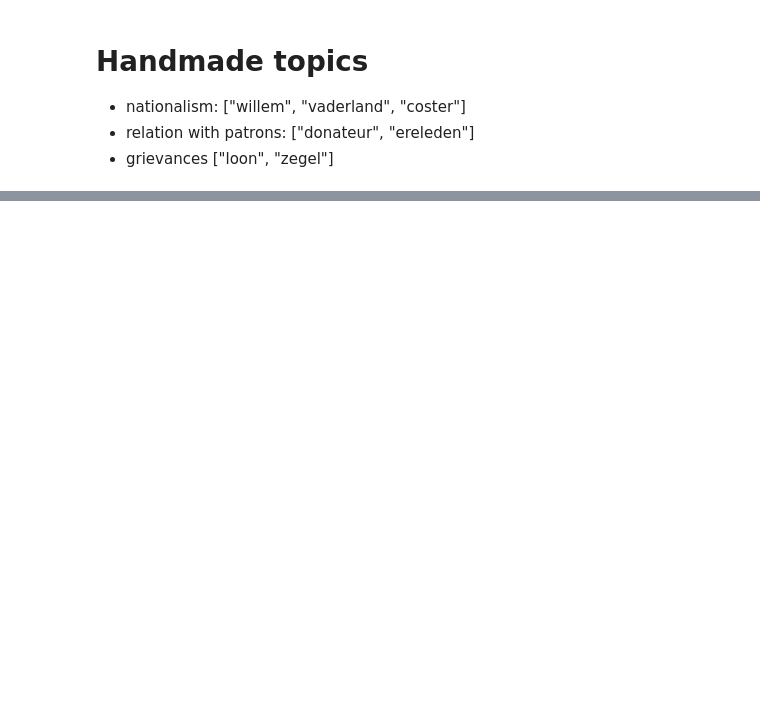
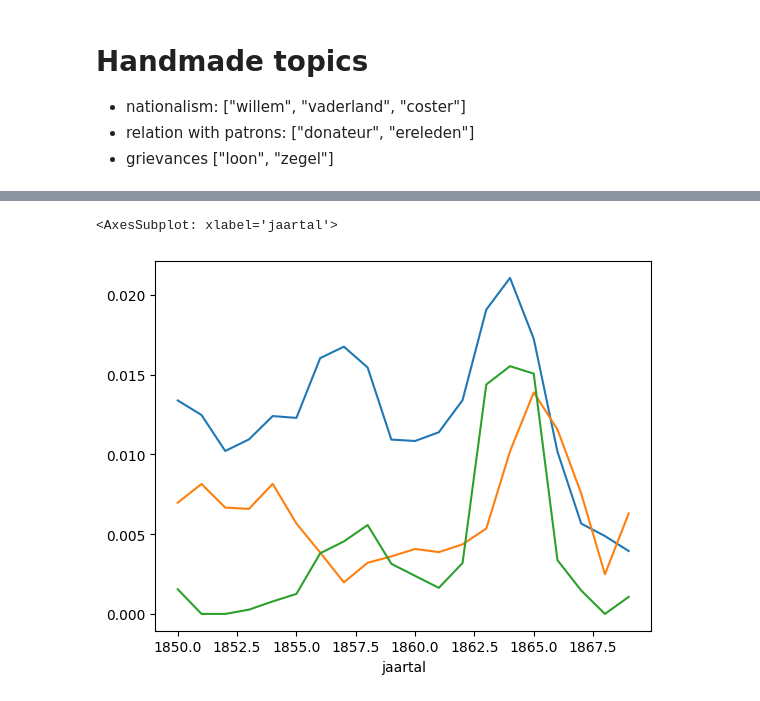
Before and after one commit to ivozandhuis/tv-liedjes, a Jupyter notebook: analysis.ipynb, the cells around one changed output, grey strips where cells are left out. Cells and saved outputs as stored; diff of their text form; code cells hidden in the pictures; blank space fills up the shorter version.

Commit message:
Added better hand made topics

```diff
--- a/analysis.ipynb
+++ b/analysis.ipynb
@@ -385,7 +396,7 @@ def topics2vectors(topicList, vocabulary):
     return result
 # %%
 listifiedLiedjes = listify(preprocessedLiedjes)
-liedjesVocabulary = extract_vocabulary(listifiedLiedjes, min_count=5)
+liedjesVocabulary = extract_vocabulary(listifiedLiedjes, min_count=2)
 dtmLiedjes = np.array(corpus2dtm(listifiedLiedjes, liedjesVocabulary))
 
 len(liedjesVocabulary)
@@ -405,3 +405,9 @@ topicVectors = np.array(topics2vectors(topicList, liedjesVocabulary))
+# %%
+topic0 = ['nederland',  'holland',  'nederlandsch', 'nederlandsche', 'nederlandschen', 'hollandsch', 'hollandsche', 'hollandschen', 'nederlands', 'nederlandse', 'nederlandsen', 'hollands', 'hollandse', 'hollandsen', 'neerlands', 'neerlandse', 'neerlandsen', 'geboortegrond',  'geboorteland',  'moederland',  'patria', 'vaderland', 'held', 'landgenoot']
+topic1 = ['eereleden', 'beschermheer', 'donateurs', 'baas', 'patroon', 'patronen', 'burgervader', 'heeren', 'honorair', 'hooggeachte']
+topic2 = ['koning', 'vorst', 'willem']
+topicList = [topic0, topic1, topic2]
+topicVectors = np.array(topics2vectors(topicList, liedjesVocabulary))
 # %%
 for j in range(len(topicVectors)):
     topic = "topic" + str(j)
@@ -448,0 +451,8 @@ for j in range(len(topicVectors)):
+# %%
+df = liedjesDF.groupby('jaartal').mean().rolling(3).mean()
+df['topic0'].plot()
+df['topic1'].plot()
+df['topic2'].plot()
+# %% [output]
+<AxesSubplot: xlabel='jaartal'>
+[figure, added]
```
Also changed, not shown: parts of 12 cells of this notebook, 1 other file.
